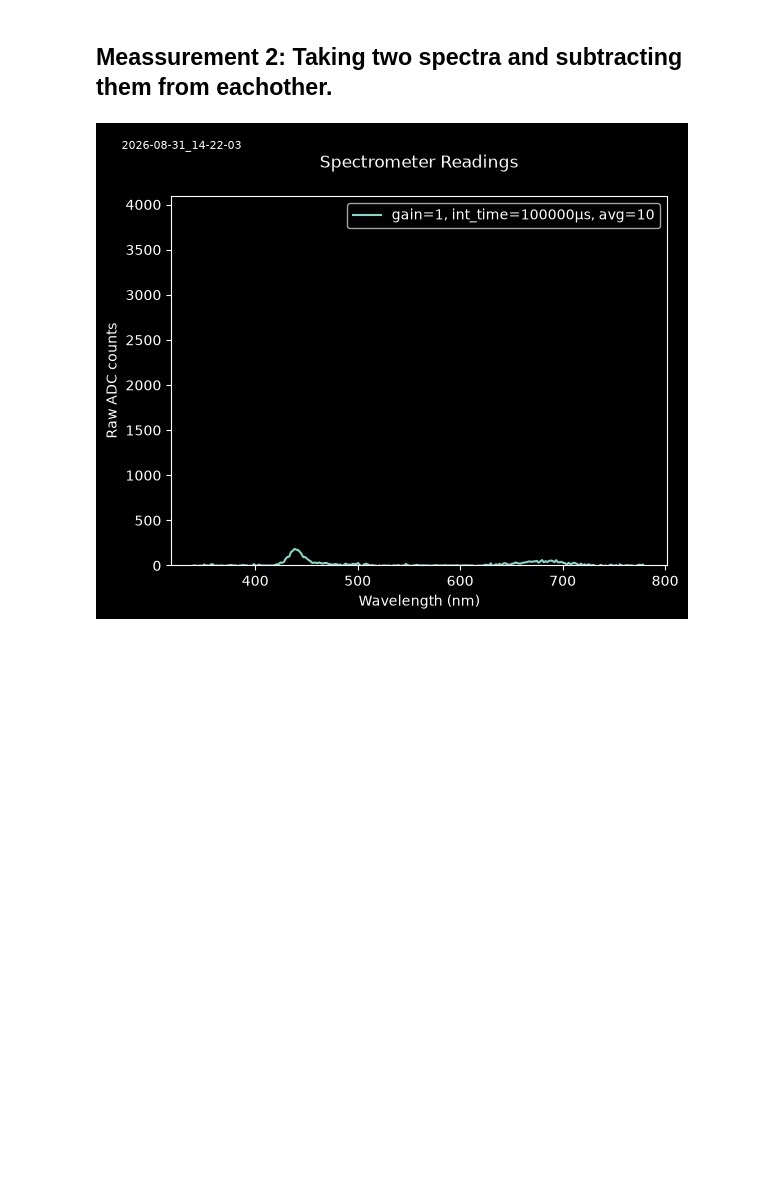
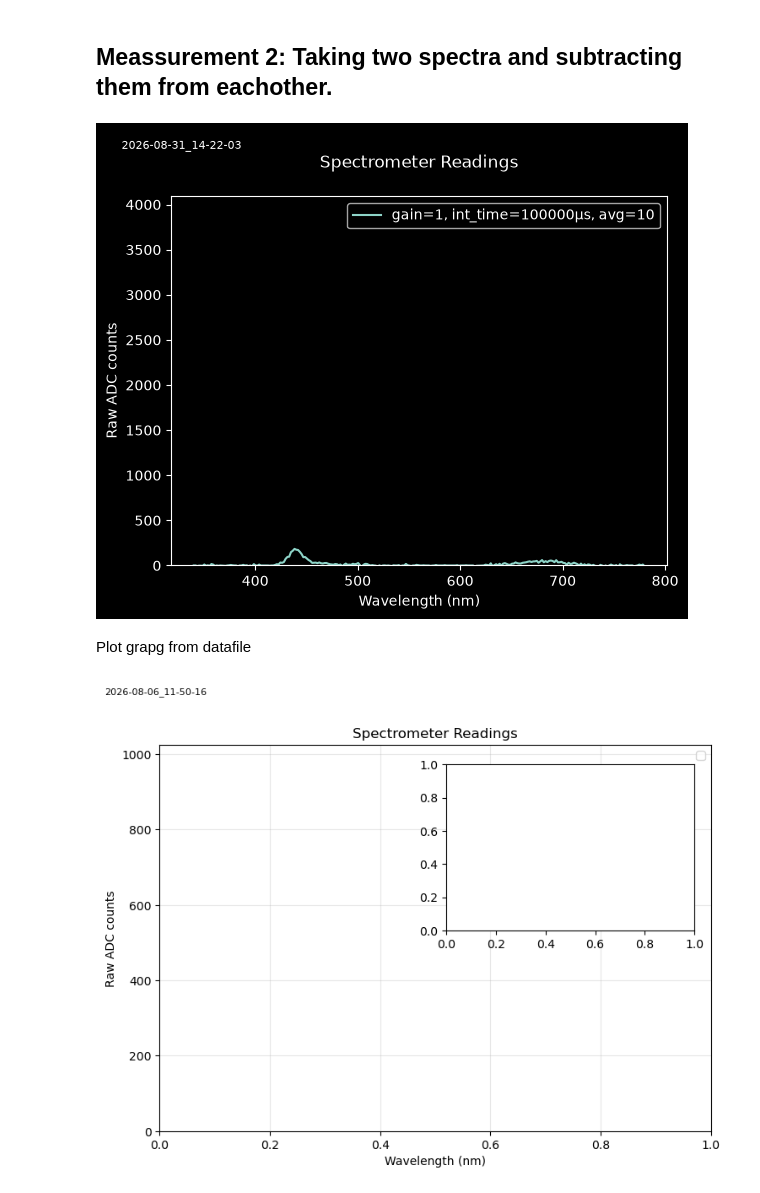
Before and after one commit to Jan-IngenHousz-Institute/spectrometer-C12666MA, a Jupyter notebook: legacy/python-v1/C12666MA Compact.ipynb, the cells around one changed output. Saved outputs shown, nothing was run; the diff lists cells and outputs as text; code cells hidden in the pictures; blank space fills up the shorter version.

```diff
--- a/legacy/python-v1/C12666MA Compact.ipynb
+++ b/legacy/python-v1/C12666MA Compact.ipynb
@@ -354,3 +354,74 @@ plt.title("\n" + "Spectrometer Readings\n")
 plt.show()
 # %% [output]
 [figure]
+# %% [markdown]
+Plot grapg from datafile
+# %%
+from pathlib import Path
+
+import numpy as np
+import pandas as pd
+import matplotlib.pyplot as plt
+
+
+
+data_path = Path("../../data/spec 2026-08-06_11-50-16_data.csv").resolve()
+
+if not data_path.exists():
+    raise FileNotFoundError(f"Spectrum file not found: {data_path}")
+
+data = pd.read_csv(data_path)
+
+
+
+
+n_pixels = 256
+pixel_cols = [f"pixel{i}" for i in range(n_pixels)]
+numeric_cols = ["avg", "integration_time", "gain"] + pixel_cols
+
+missing = [column for column in numeric_cols if column not in data.columns]
+if missing:
+    raise ValueError(f"Missing expected columns in {data_path.name}: {missing}")
+
+data[numeric_cols] = data[numeric_cols].apply(pd.to_numeric, errors="raise")
+
+x = np.linspace(340, 780, n_pixels)
+zoom = (x >= 500) & (x <= 550)
+
+fig, ax = plt.subplots(figsize=(10, 6))
+axins = ax.inset_axes([0.52, 0.52, 0.45, 0.43])
+ax.set_box_aspect(0.7)  # height / width; lower values make the plot wider
+
+zoom_values = []
+for _, row in data.iterrows():
+    y = row[pixel_cols].to_numpy(dtype=float)
+    label = (
+        f"gain={row['gain']}, "
+        f"int_time={row['integration_time']} µs, "
+        f"avg={row['avg']}"
+    )
+    ax.plot(x, y, label=label)
+    axins.plot(x[zoom], y[zoom])
+    zoom_values.extend(y[zoom])
+
+axins.set_xlim(500, 550)
+y_min, y_max = min(zoom_values), max(zoom_values)
+padding = max((y_max - y_min) * 0.1, 1)
+axins.set_ylim(y_min - padding, y_max + padding)
+axins.grid(True, alpha=0.3)
+ax.indicate_inset_zoom(axins, edgecolor="black")
+
+first_timestamp = str(data.loc[0, "timestamp"])
+safe_timestamp = first_timestamp.replace(":", "-").replace(" ", "_")
+
+ax.set_ylim(0, 1024)
+ax.set_xlabel("Wavelength (nm)")
+ax.set_ylabel("Raw ADC counts")
+ax.set_title(f"Spectrometer Readings")
+ax.legend()
+ax.grid(True, alpha=0.3)
+plt.text(-0.1, 1.15, f"{safe_timestamp}", size=8, ha="left", va="top", transform=plt.gca().transAxes)
+fig.tight_layout()
+plt.show()
+# %% [output]
+[figure, added]
```
Also changed, not shown: parts of 3 cells of this notebook, 4 other files.
